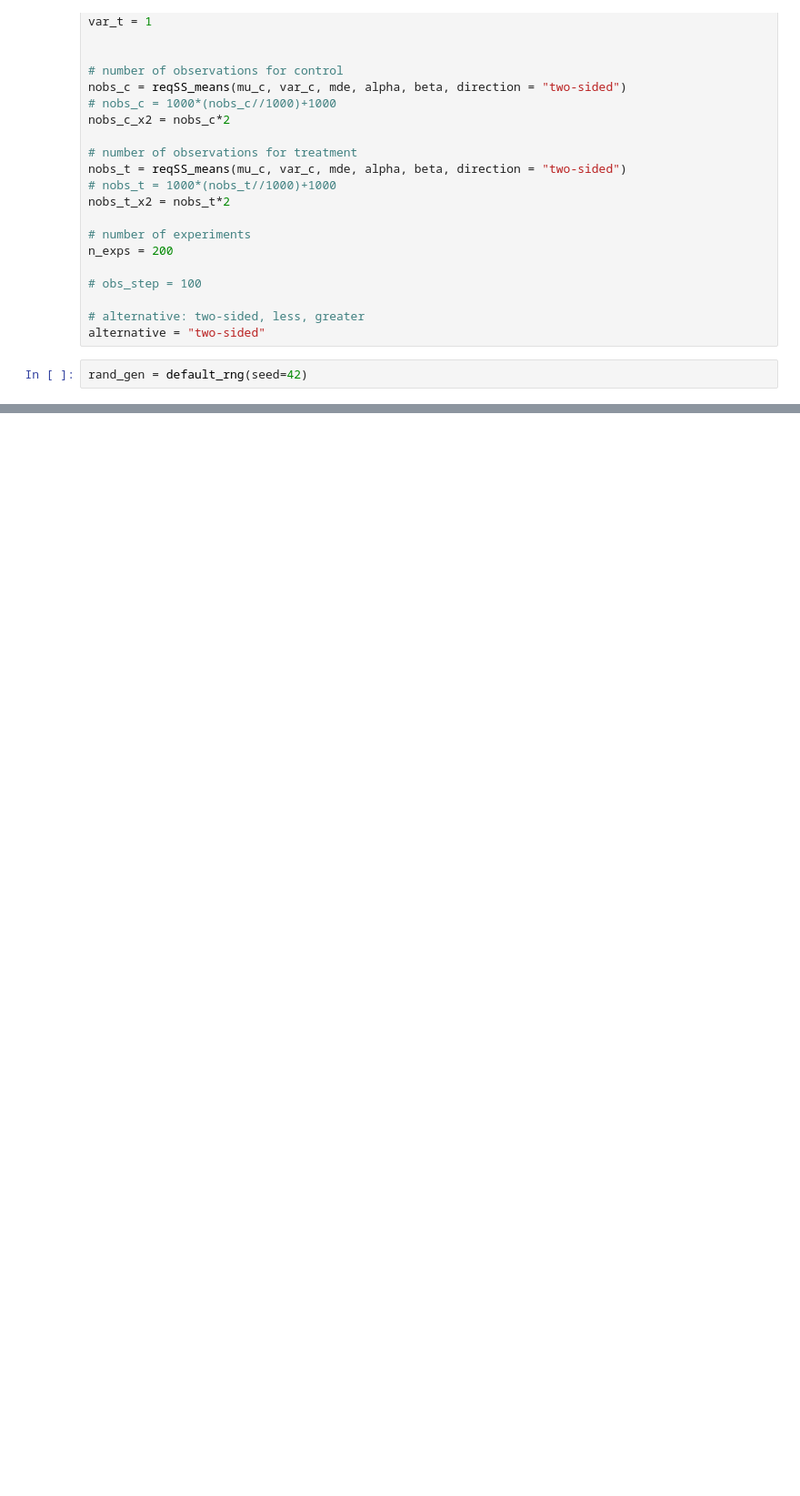
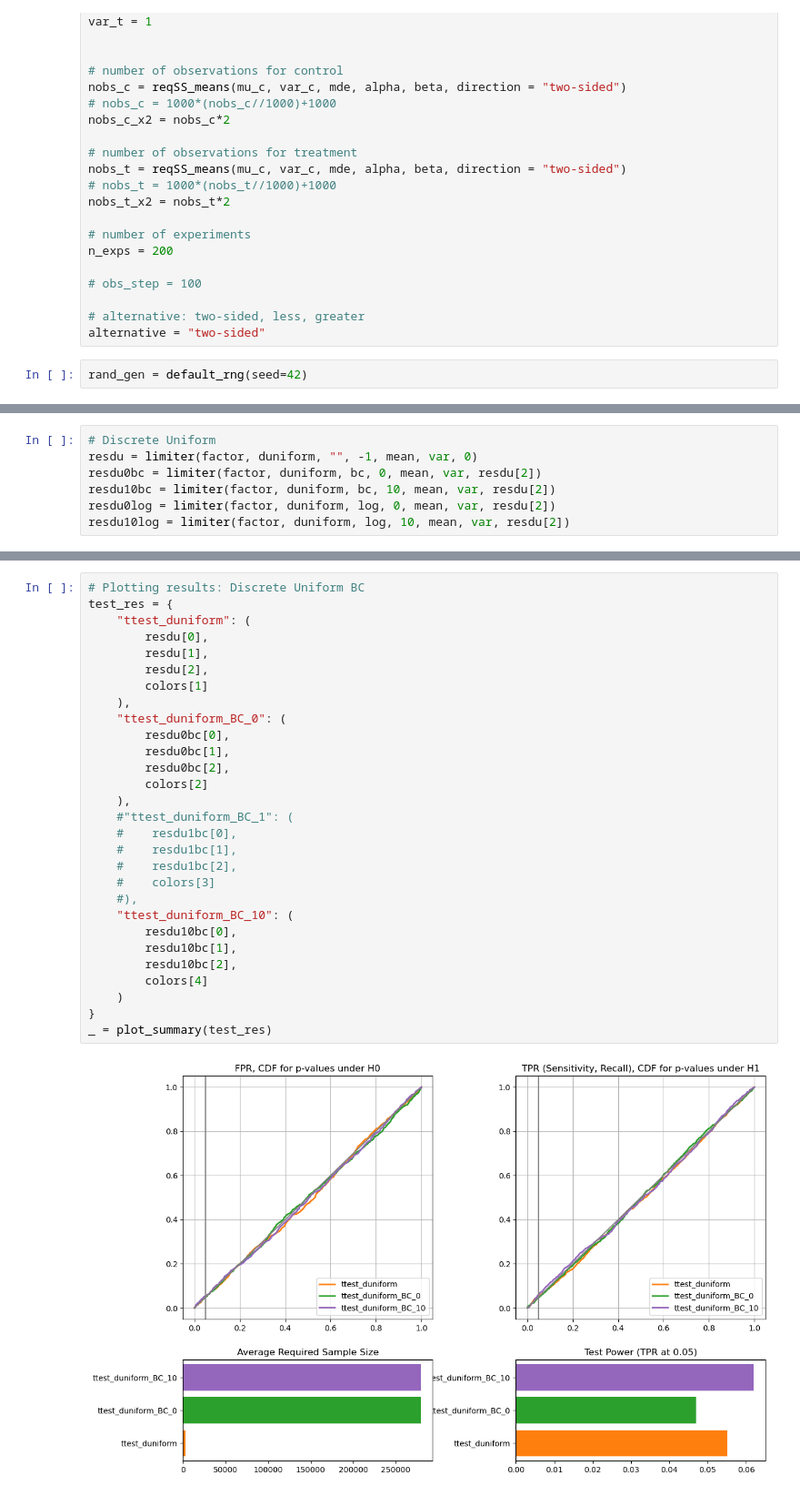
Before and after one commit to Patjo04/HM-AB-testing, a Jupyter notebook: results.ipynb, the cells around one changed output, grey strips where cells are left out. Shown at 91% size. Drawn from its saved outputs; the diff is of its cells as text; blank space fills up the shorter version.

```diff
--- a/results.ipynb
+++ b/results.ipynb
@@ -339,0 +441,7 @@ variance = 1.0009655194251348
+# %%
+# Discrete Uniform
+resdu = limiter(factor, duniform, "", -1, mean, var, 0)
+resdu0bc = limiter(factor, duniform, bc, 0, mean, var, resdu[2])
+resdu10bc = limiter(factor, duniform, bc, 10, mean, var, resdu[2])
+resdu0log = limiter(factor, duniform, log, 0, mean, var, resdu[2])
+resdu10log = limiter(factor, duniform, log, 10, mean, var, resdu[2])
@@ -1909,0 +801,31 @@ print(np.var(a))
+# %%
+# Plotting results: Discrete Uniform BC
+test_res = {
+    "ttest_duniform": (
+        resdu[0],
+        resdu[1],
+        resdu[2],
+        colors[1]
+    ),
+    "ttest_duniform_BC_0": (
+        resdu0bc[0],
+        resdu0bc[1],
+        resdu0bc[2],
+        colors[2]
+    ),
+    #"ttest_duniform_BC_1": (
+    #    resdu1bc[0],
+    #    resdu1bc[1],
+    #    resdu1bc[2],
+    #    colors[3]
+    #),
+    "ttest_duniform_BC_10": (
+        resdu10bc[0],
+        resdu10bc[1],
+        resdu10bc[2],
+        colors[4]
+    )
+}
+_ = plot_summary(test_res)
+# %% [output]
+[figure, added]
```
Also changed, not shown: parts of 127 cells of this notebook, 26 other files.
